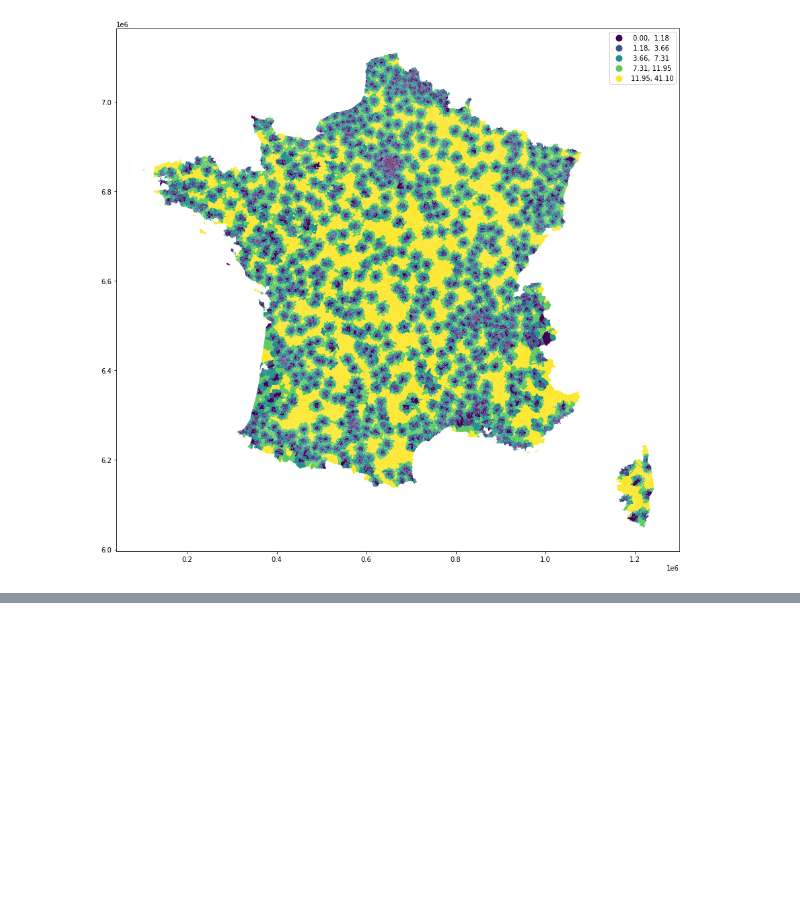
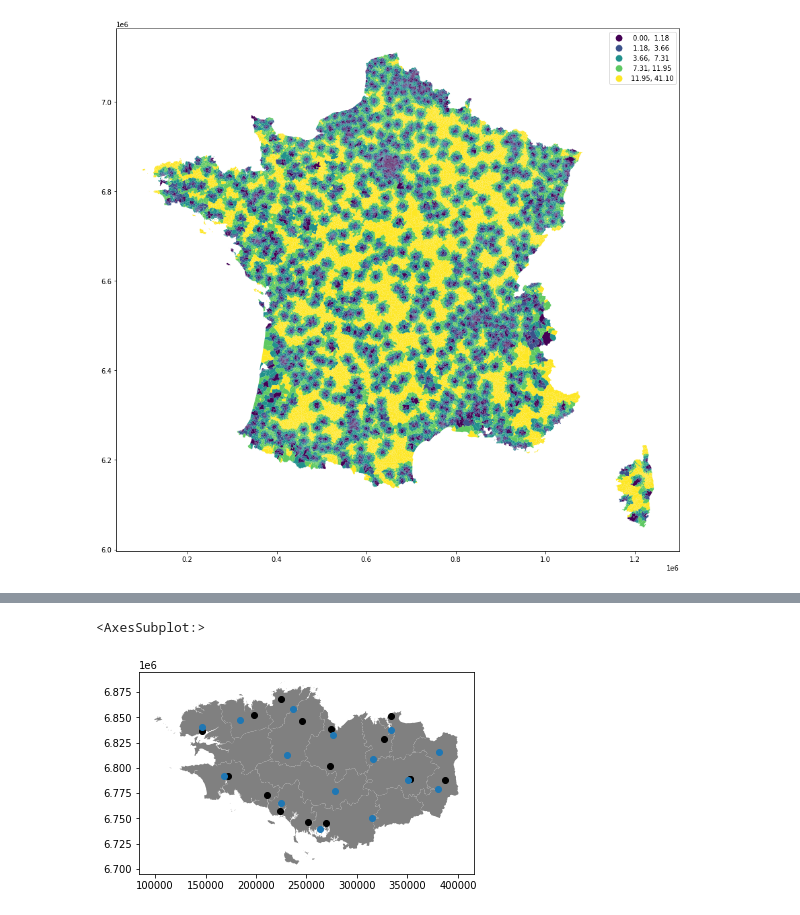
Before and after one commit to t-morvan/OptimDGFiP, a Jupyter notebook: notebooks/plus_proche_iris.ipynb, the cells around one changed output, grey strips where cells are left out. Cells and saved outputs as stored; diff of their text form; code cells hidden in the pictures; blank space fills up the shorter version.

```diff
--- a/notebooks/plus_proche.ipynb
+++ b/notebooks/plus_proche_iris.ipynb
@@ -66,0 +93,21 @@ gpd.GeoSeries(geo).plot(ax=ax)
+# %%
+import numpy as np
+from sklearn.cluster import KMeans,MiniBatchKMeans
+from joblib import cpu_count
+iris_bretagne = iris[iris['INSEE_COM'].str.slice(0,2).isin({'22', '29','35','56'})]
+centroids_iris = iris_bretagne.centroid
+points = np.array([centroids_iris.x, centroids_iris.y])
+
+km = MiniBatchKMeans(n_clusters=15,  batch_size=10 * cpu_count(),
+    n_init=30,
+    max_no_improvement=10,)
+
+km.fit(points.T, iris_bretagne.C17_POP15P_CS2.values)
+geo = gpd.points_from_xy(*km.cluster_centers_.T)
+
+ax = bretagne.to_crs('2154').plot(facecolor='grey')
+bretagne_struct.to_crs("2154").plot(ax=ax, color='black')
+gpd.GeoSeries(geo).plot(ax=ax)
+# %% [output]
+<AxesSubplot:>
+[figure, added]
```
Also changed, not shown: parts of 8 cells of this notebook, 5 other files.
